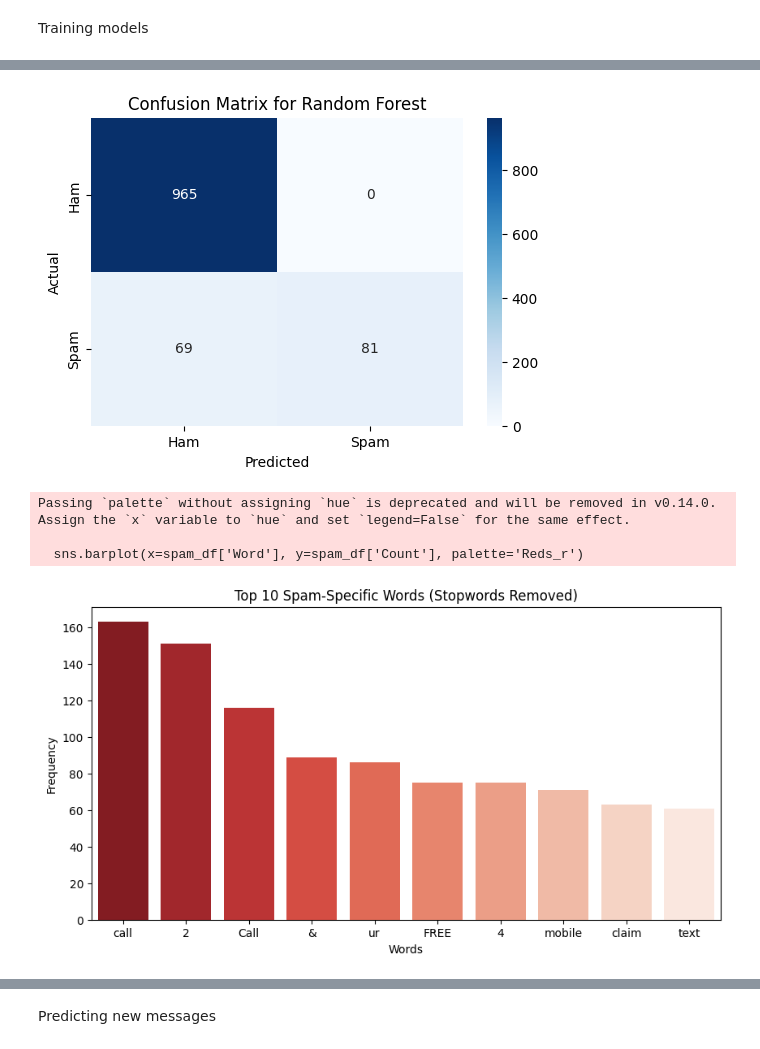
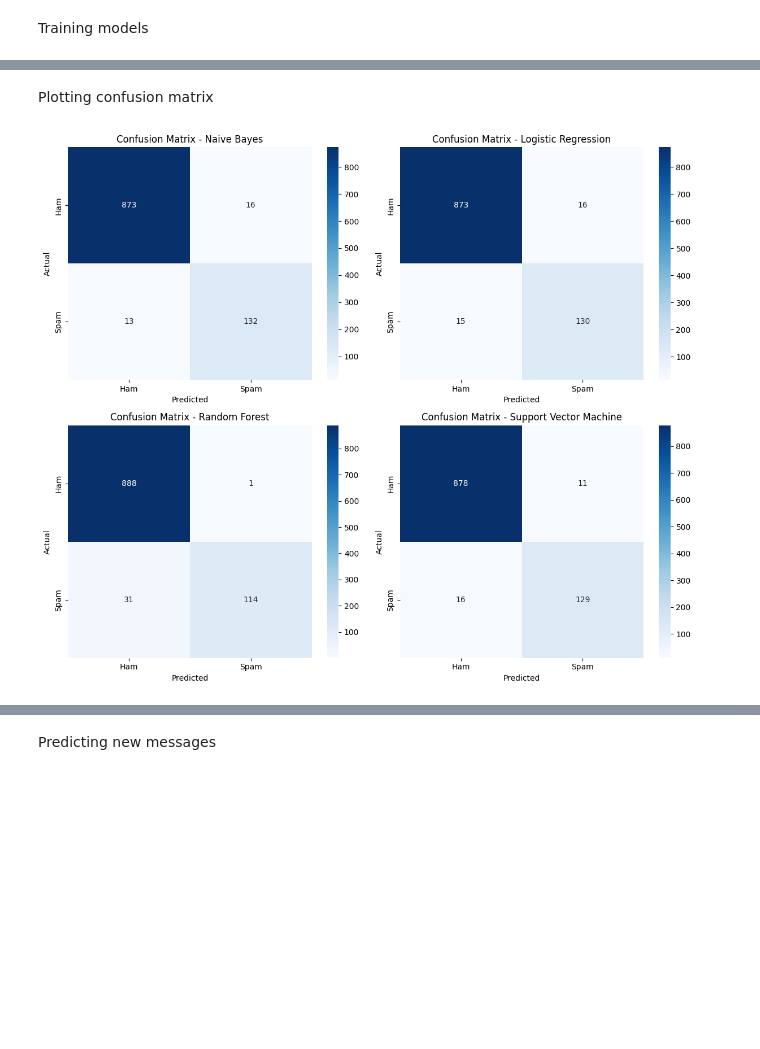
Before and after one commit to lipivirmani/CodSoft-Jan-25, a Jupyter notebook: Task2- Spam sms detection/Spam__message_detection.ipynb, the cells around one changed output, grey strips where cells are left out. Cells and saved outputs as stored; diff of their text form; code cells hidden in the pictures; blank space fills up the shorter version.

```diff
--- a/Task2- Spam sms detection/Spam__message_detection.ipynb
+++ b/Task2- Spam sms detection/Spam__message_detection.ipynb
@@ -117,4 +100,0 @@ param_grid = {
-# %%
-grid_search = GridSearchCV(RandomForestClassifier(), param_grid, cv=5, scoring='accuracy')
-grid_search.fit(X_train, y_train)
-best_rf = grid_search.best_estimator_
@@ -137,0 +101,5 @@ F1 Score: 0.70
+# %%
+nb_classifier.fit(X_train, y_train)
+logistic_classifier.fit(X_train, y_train)
+rf_classifier.fit(X_train, y_train)
+svm_classifier.fit(X_train, y_train)
@@ -137,0 +108,21 @@ F1 Score: 0.70
+# %%
+models = {
+    "Naive Bayes": nb_classifier,
+    "Logistic Regression": logistic_classifier,
+    "Random Forest": rf_classifier,
+    "Support Vector Machine": svm_classifier
+}
+# %%
+performance = {}
+conf_matrices = {}
+for name, model in models.items():
+    y_pred = model.predict(X_test)
+    accuracy = accuracy_score(y_test, y_pred)
+    precision = precision_score(y_test, y_pred)
+    recall = recall_score(y_test, y_pred)
+    f1 = f1_score(y_test, y_pred)
+    performance[name] = [accuracy, precision, recall, f1]
+
+    conf_matrices[name] = confusion_matrix(y_test, y_pred)
+
+    print(f"{name} - Accuracy: {accuracy:.2f}, Precision: {precision:.2f}, Recall: {recall:.2f}, F1-score: {f1:.2f}")
@@ -138,32 +144,15 @@ F1 Score: 0.70
+# %% [markdown]
+Plotting confusion matrix
 # %%
-cm = confusion_matrix(y_test, y_pred_rf)
-plt.figure(figsize=(6, 4))
-sns.heatmap(cm, annot=True, fmt='d', cmap='Blues', xticklabels=['Ham', 'Spam'], yticklabels=['Ham', 'Spam'])
-plt.xlabel("Predicted")
-plt.ylabel("Actual")
-plt.title("Confusion Matrix for Random Forest")
+fig, axes = plt.subplots(2, 2, figsize=(12, 10))
+
+for ax, (name, matrix) in zip(axes.flatten(), conf_matrices.items()):
+    sns.heatmap(matrix, annot=True, fmt="d", cmap="Blues", xticklabels=['Ham', 'Spam'], yticklabels=['Ham', 'Spam'], ax=ax)
+    ax.set_title(f"Confusion Matrix - {name}")
+    ax.set_xlabel("Predicted")
+    ax.set_ylabel("Actual")
+
+plt.tight_layout()
 plt.show()
 # %% [output]
-[figure, old version]
+[figure, new version]
-# %%
-spam_words = " ".join(df[df['label'] == 1]['message']).split()
-spam_words = [word for word in spam_words if word.lower() not in stop_words]
-
-# Count word frequencies
-spam_word_freq = Counter(spam_words).most_common(10)
-
-# Convert to DataFrame
-spam_df = pd.DataFrame(spam_word_freq, columns=['Word', 'Count'])
-
-# Plot bar chart
-plt.figure(figsize=(10,5))
-sns.barplot(x=spam_df['Word'], y=spam_df['Count'], palette='Reds_r')
-plt.title('Top 10 Spam-Specific Words (Stopwords Removed)')
-plt.xlabel('Words')
-plt.ylabel('Frequency')
-plt.show()
-# %% [output]
-Passing `palette` without assigning `hue` is deprecated and will be removed in v0.14.0. Assign the `x` variable to `hue` and set `legend=False` for the same effect.
-
-  sns.barplot(x=spam_df['Word'], y=spam_df['Count'], palette='Reds_r')
-[figure, removed]
```
Also changed, not shown: parts of 24 cells of this notebook.
